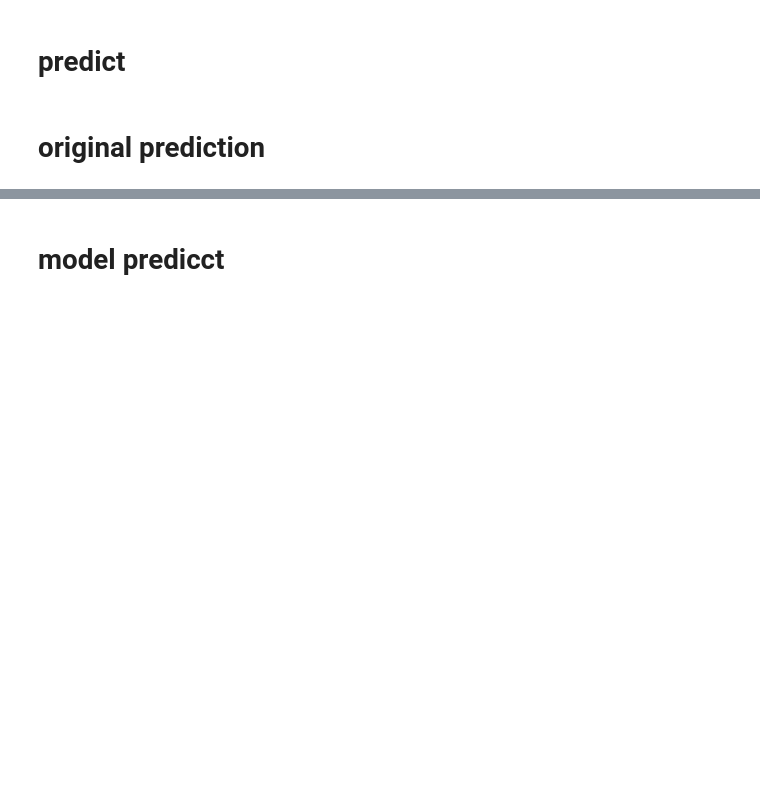
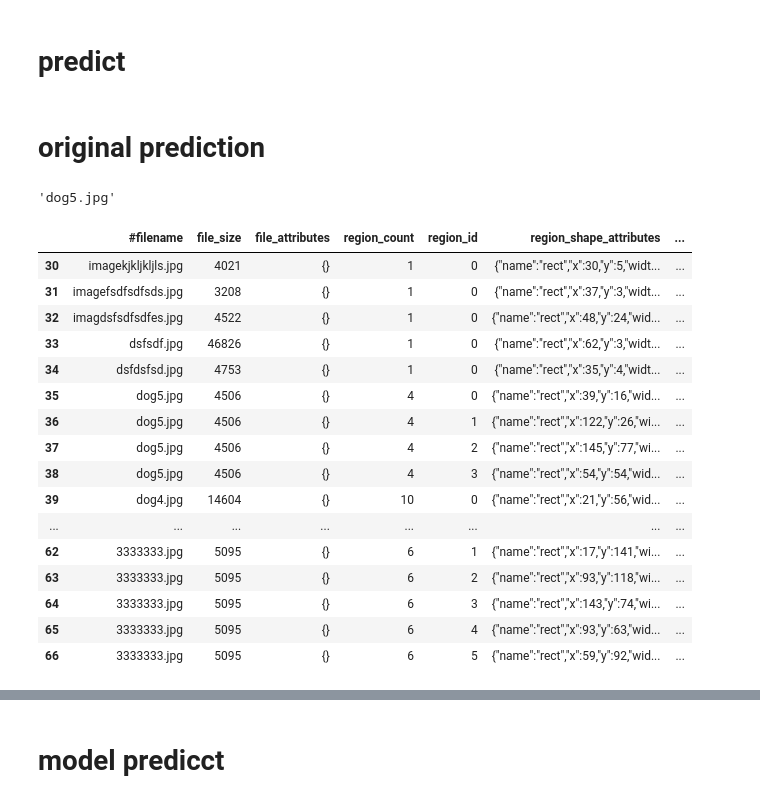
Before and after one commit to SlowMonk/single_od_pytorch, a Jupyter notebook: notebook.ipynb, the cells around one changed output, grey strips where cells are left out. Cells and saved outputs as stored; diff of their text form; code cells hidden in the pictures; blank space fills up the shorter version.

```diff
--- a/notebook.ipynb
+++ b/notebook.ipynb
@@ -141,3 +143,27 @@ def image_show(img_path,file_num,df,boxes,real,input_size):
     #plt.imshow(orig_img)
 # %% [markdown]
 # original prediction
+# %%
+df['#filename'][36]
+# %% [output]
+'dog5.jpg'
+# %%
+df[30:]
+# %% [output]
+|  | #filename | file_size | file_attributes | region_count | region_id | region_shape_attributes | ... |
+| 30 | imagekjkljkljls.jpg | 4021 | {} | 1 | 0 | {"name":"rect","x":30,"y":5,"widt... | ... |
+| 31 | imagefsdfsdfsds.jpg | 3208 | {} | 1 | 0 | {"name":"rect","x":37,"y":3,"widt... | ... |
+| 32 | imagdsfsdfsdfes.jpg | 4522 | {} | 1 | 0 | {"name":"rect","x":48,"y":24,"wid... | ... |
+| 33 | dsfsdf.jpg | 46826 | {} | 1 | 0 | {"name":"rect","x":62,"y":3,"widt... | ... |
+| 34 | dsfdsfsd.jpg | 4753 | {} | 1 | 0 | {"name":"rect","x":35,"y":4,"widt... | ... |
+| 35 | dog5.jpg | 4506 | {} | 4 | 0 | {"name":"rect","x":39,"y":16,"wid... | ... |
+| 36 | dog5.jpg | 4506 | {} | 4 | 1 | {"name":"rect","x":122,"y":26,"wi... | ... |
+| 37 | dog5.jpg | 4506 | {} | 4 | 2 | {"name":"rect","x":145,"y":77,"wi... | ... |
+| 38 | dog5.jpg | 4506 | {} | 4 | 3 | {"name":"rect","x":54,"y":54,"wid... | ... |
+| 39 | dog4.jpg | 14604 | {} | 10 | 0 | {"name":"rect","x":21,"y":56,"wid... | ... |
+| ... | ... | ... | ... | ... | ... | ... | ... |
+| 62 | 3333333.jpg | 5095 | {} | 6 | 1 | {"name":"rect","x":17,"y":141,"wi... | ... |
+| 63 | 3333333.jpg | 5095 | {} | 6 | 2 | {"name":"rect","x":93,"y":118,"wi... | ... |
+| 64 | 3333333.jpg | 5095 | {} | 6 | 3 | {"name":"rect","x":143,"y":74,"wi... | ... |
+| 65 | 3333333.jpg | 5095 | {} | 6 | 4 | {"name":"rect","x":93,"y":63,"wid... | ... |
+| 66 | 3333333.jpg | 5095 | {} | 6 | 5 | {"name":"rect","x":59,"y":92,"wid... | ... |
```
Also changed, not shown: parts of 5 cells of this notebook, 4 other files.
